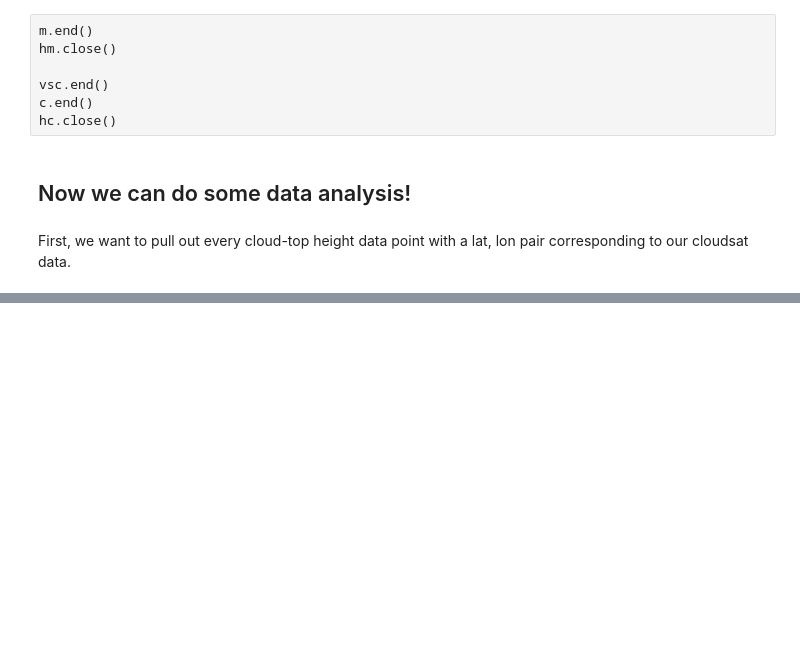
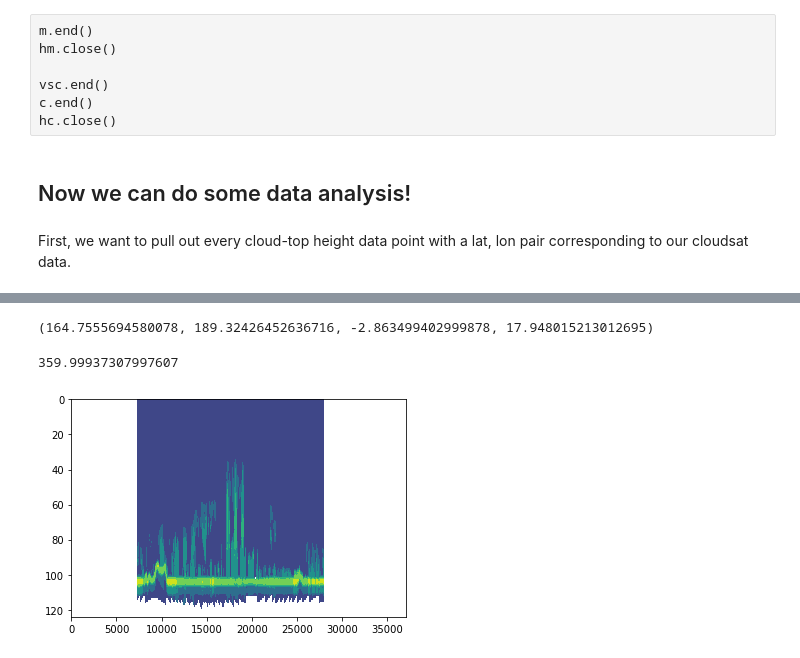
Before and after one commit to dcamron/radtran, a Jupyter notebook: radtran.ipynb, the cells around one changed output, grey strips where cells are left out. Saved outputs shown, nothing was run; the diff lists cells and outputs as text; code cells hidden in the pictures; blank space fills up the shorter version.

```diff
--- a/radtran.ipynb
+++ b/radtran.ipynb
@@ -192,0 +199,20 @@ cb = plt.colorbar(c)
+# %%
+ax.get_extent()
+# %% [output]
+(164.7555694580078, 189.32426452636716, -2.863499402999878, 17.948015213012695)
+# %%
+test2 = lon_c
+test2[test2 < 0] = test2[test2 < 0] + 360
+# %% [output]
+359.99937307997607
+# %%
+winlon = np.logical_or(test2 > 164, test2 < 190)
+winlat = np.logical_or(lat_c > -3, lat_c < 18)
+
+
+
+ax = plt.axes()
+c = plt.contourf(ref_c.T)
+ax.invert_yaxis()
+# %% [output]
+[figure, added]
```
Also changed, not shown: parts of 2 cells of this notebook.
